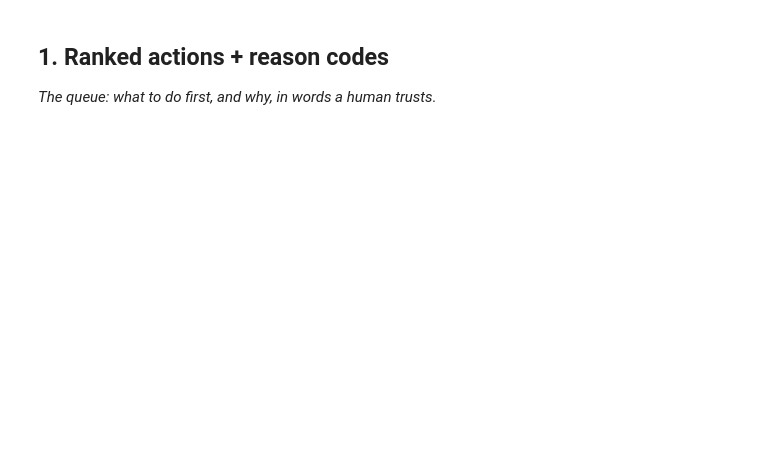
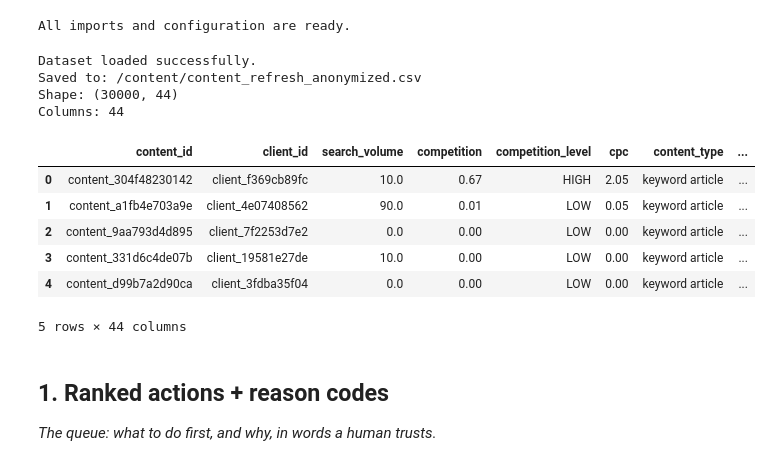
Before and after one commit to Kifayat-Sayed/flyrank-ml-internship1, a Jupyter notebook: work/notebooks/w07_action_playbook.ipynb, the cells around one changed output. Saved outputs shown, nothing was run; the diff lists cells and outputs as text; code cells hidden in the pictures; blank space fills up the shorter version.

```diff
--- a/work/notebooks/w07_action_playbook.ipynb
+++ b/work/notebooks/w07_action_playbook.ipynb
@@ -9,3 +17,63 @@ This skeleton is yours to fill. Work the sections **in order** — each one has
+# %%
+import json
+from pathlib import Path
+
+import numpy as np
+import pandas as pd
+import matplotlib.pyplot as plt
+
+from sklearn.model_selection import GroupShuffleSplit
+from sklearn.compose import ColumnTransformer
+from sklearn.pipeline import Pipeline
+from sklearn.impute import SimpleImputer
+from sklearn.preprocessing import OneHotEncoder
+from sklearn.ensemble import RandomForestClassifier
+
+SEED = 42
+
+print("All imports and configuration are ready.")
+# %% [output]
+All imports and configuration are ready.
+# %%
+
+from pathlib import Path
+import pandas as pd
+
+# Direct download from the exact GitHub repository you shared.
+DATA_URL = (
+    "https://raw.githubusercontent.com/"
+    "Kifayat-Sayed/flyrank-ml-internship1/"
+    "main/data/raw/content_refresh_anonymized.csv"
+)
+
+DATA_PATH = Path("/content/content_refresh_anonymized.csv")
+
+try:
+    data = pd.read_csv(DATA_URL)
+    data.to_csv(DATA_PATH, index=False)
+except Exception as e:
+    raise RuntimeError(
+        "Could not download the CSV. Check that the repository is public "
+        "and the file is accessible. Original error: " + str(e)
+    )
+
+print("Dataset loaded successfully.")
+print("Saved to:", DATA_PATH)
+print("Shape:", data.shape)
+print("Columns:", len(data.columns))
+display(data.head())
+# %% [output]
+Dataset loaded successfully.
+Saved to: /content/content_refresh_anonymized.csv
+Shape: (30000, 44)
+Columns: 44
+|  | content_id | client_id | search_volume | competition | competition_level | cpc | content_type | ... |
+| 0 | content_304f48230142 | client_f369cb89fc | 10.0 | 0.67 | HIGH | 2.05 | keyword article | ... |
+| 1 | content_a1fb4e703a9e | client_4e07408562 | 90.0 | 0.01 | LOW | 0.05 | keyword article | ... |
+| 2 | content_9aa793d4d895 | client_7f2253d7e2 | 0.0 | 0.00 | LOW | 0.00 | keyword article | ... |
+| 3 | content_331d6c4de07b | client_19581e27de | 10.0 | 0.00 | LOW | 0.00 | keyword article | ... |
+| 4 | content_d99b7a2d90ca | client_3fdba35f04 | 0.0 | 0.00 | LOW | 0.00 | keyword article | ... |
+5 rows × 44 columns
 # %% [markdown]
 ## 1. Ranked actions + reason codes
 
```
Also changed, not shown: parts of 22 cells of this notebook.
